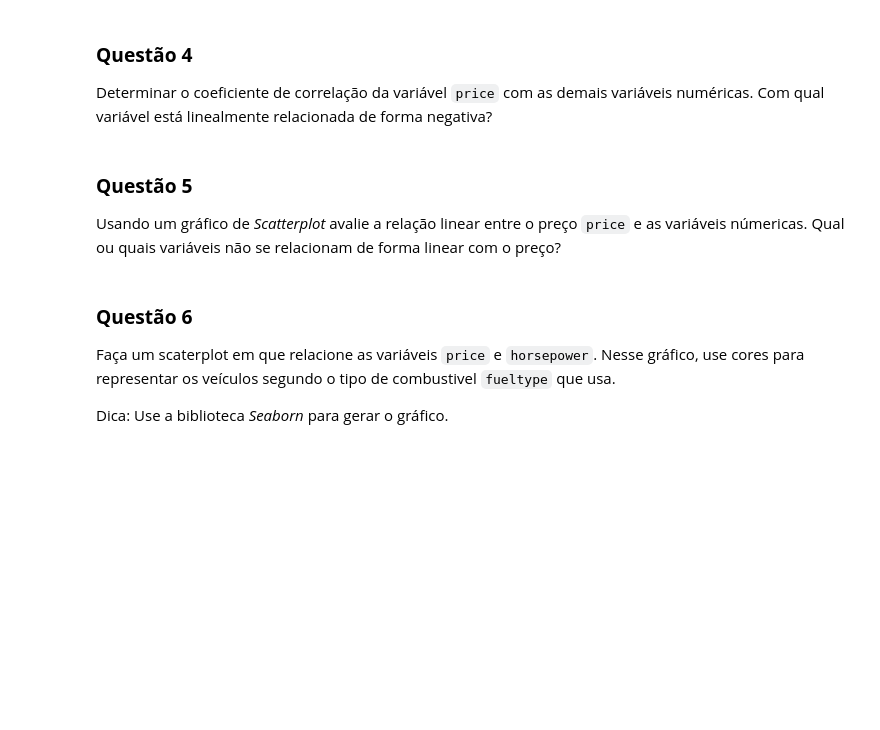
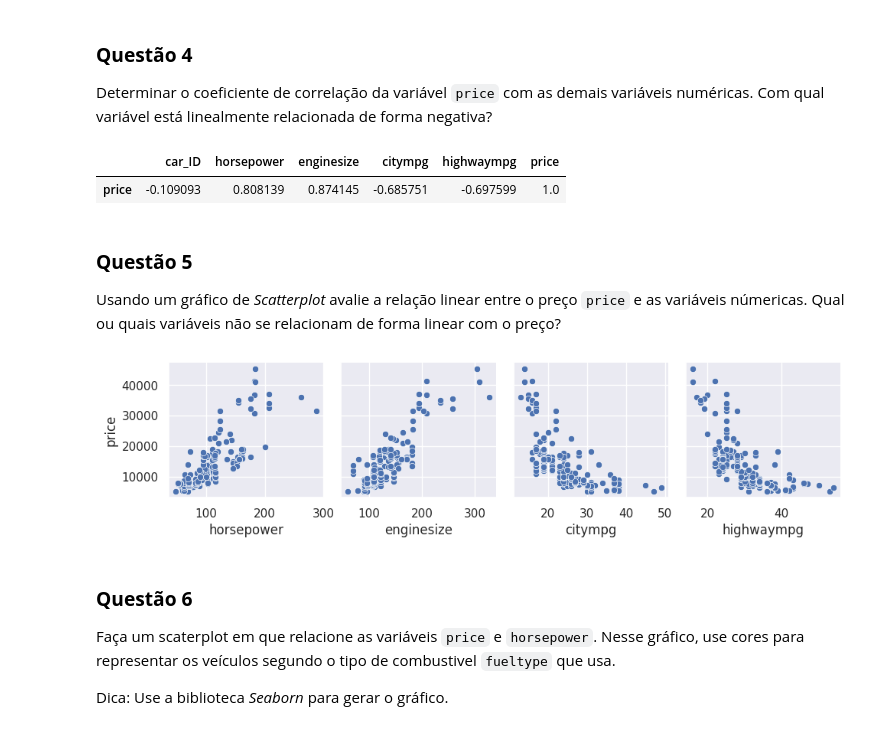
Before and after one commit to andvsilva/programming_school, a Jupyter notebook: notebooks/Reg_linear_lab_2023.ipynb, the cells around one changed output. Saved outputs shown, nothing was run; the diff lists cells and outputs as text; code cells hidden in the pictures; blank space fills up the shorter version.

```diff
--- a/notebooks/Reg_linear_lab_2023.ipynb
+++ b/notebooks/Reg_linear_lab_2023.ipynb
@@ -231,6 +230,20 @@ Determinar o coeficiente de correlação da variável `price` com as demais vari
+# %%
+# correlation between price and the others variables.
+df.corr().loc[['price']]
+# %% [output]
+|  | car_ID | horsepower | enginesize | citympg | highwaympg | price |
+| price | -0.109093 | 0.808139 | 0.874145 | -0.685751 | -0.697599 | 1.0 |
 # %% [markdown]
 ### **Questão 5**
 Usando um gráfico de *Scatterplot* avalie a relação linear entre o preço `price` e as variáveis númericas. Qual ou quais variáveis não se relacionam de forma linear com o preço?
+# %%
+sns.pairplot(df,
+             x_vars=['horsepower', 'enginesize', 'citympg', 'highwaympg'],
+             y_vars='price',
+             kind='scatter')
+plt.show()
+# %% [output]
+[figure, added]
 # %% [markdown]
 ### **Questão 6**
 
```
Also changed, not shown: parts of 7 cells of this notebook.
